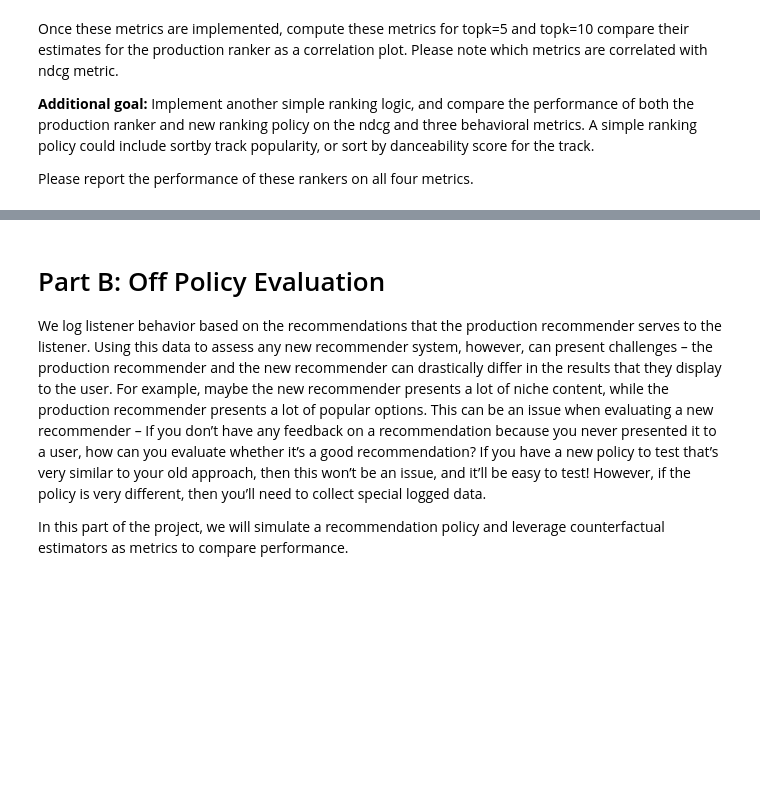
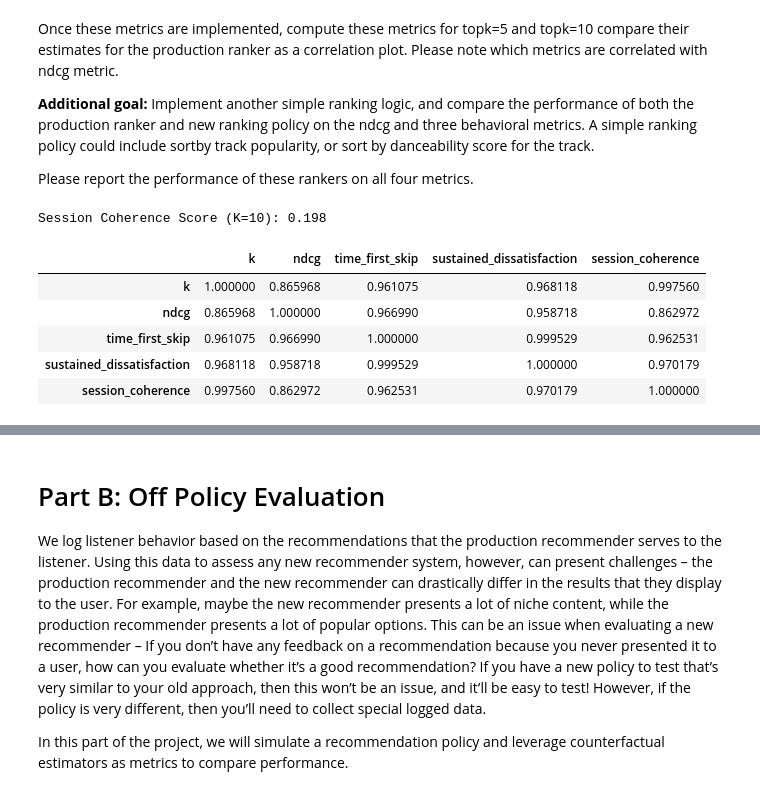
Before and after one commit to mibarguen/recommendations-at-scale, a Jupyter notebook: notebooks/week4_evaluation.ipynb, the cells around one changed output, grey strips where cells are left out. Drawn from its saved outputs; the diff is of its cells as text; code cells hidden in the pictures; blank space fills up the shorter version.

```diff
--- a/notebooks/week4_evaluation.ipynb
+++ b/notebooks/week4_evaluation.ipynb
@@ -204,0 +188,14 @@ joined_df = pd.merge(log, simple_tracks_df,
+# %%
+def get_sustained_dissatisfaction(df, k):
+    sub_df = df
+    if k:
+        sub_df = df.groupby('session_id').apply(lambda x: x.nsmallest(k,['session_position'])).reset_index(drop = True)
+
+    sub_df['lag_skip_1'] = sub_df.groupby('session_id')['skip_1'].shift(-1)
+    sub_df['lead_skip_1'] = sub_df.groupby('session_id')['skip_1'].shift(1)
+
+    sustained_dissatisfaction_users = sub_df[(sub_df['skip_1'] == 1) &
+                                         (sub_df['lag_skip_1'] == 1) &
+                                         (sub_df['lead_skip_1'] == 1)]
+
+    return sustained_dissatisfaction_users['session_id'].nunique() / sub_df['session_id'].nunique()
@@ -212,0 +237,7 @@ Please report the performance of these rankers on all four metrics.
+# %%
+k = 10
+session_coherence_score = get_session_coherence(joined_df, k)
+
+print(f'Session Coherence Score (K={k}): {round(session_coherence_score, 3)}')
+# %% [output]
+Session Coherence Score (K=10): 0.198
@@ -212,0 +256,9 @@ Please report the performance of these rankers on all four metrics.
+# %%
+pd.DataFrame(score_lists).corr()
+# %% [output]
+|  | k | ndcg | time_first_skip | sustained_dissatisfaction | session_coherence |
+| k | 1.000000 | 0.865968 | 0.961075 | 0.968118 | 0.997560 |
+| ndcg | 0.865968 | 1.000000 | 0.966990 | 0.958718 | 0.862972 |
+| time_first_skip | 0.961075 | 0.966990 | 1.000000 | 0.999529 | 0.962531 |
+| sustained_dissatisfaction | 0.968118 | 0.958718 | 0.999529 | 1.000000 | 0.970179 |
+| session_coherence | 0.997560 | 0.862972 | 0.962531 | 0.970179 | 1.000000 |
```
Also changed, not shown: parts of 37 cells of this notebook.
